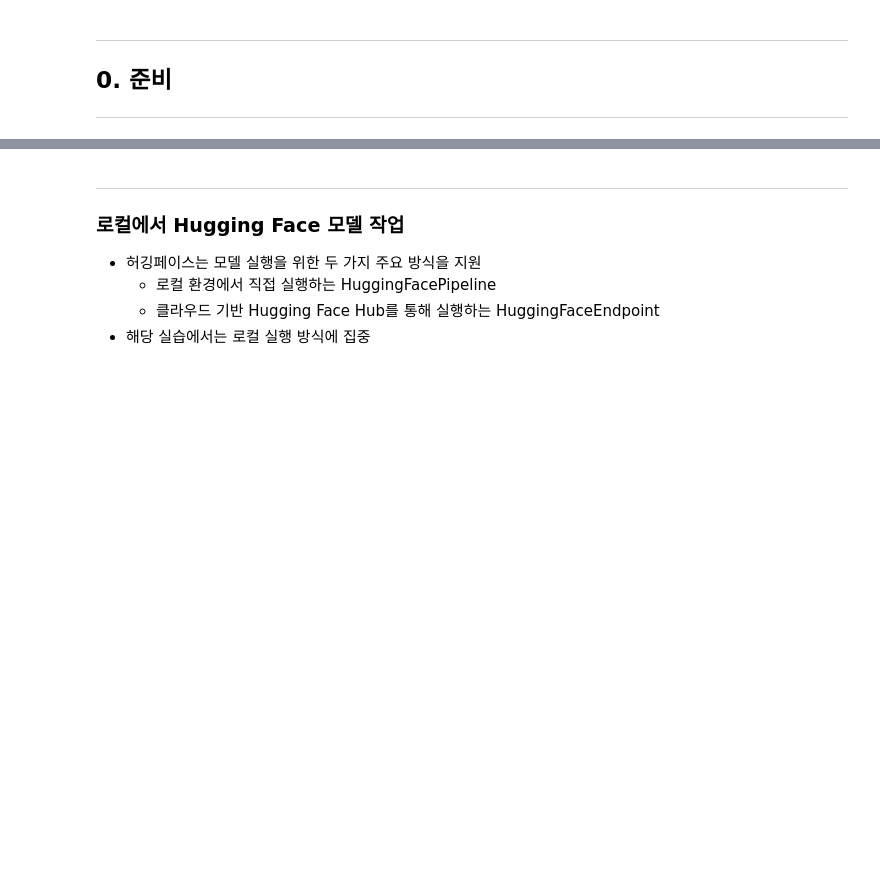
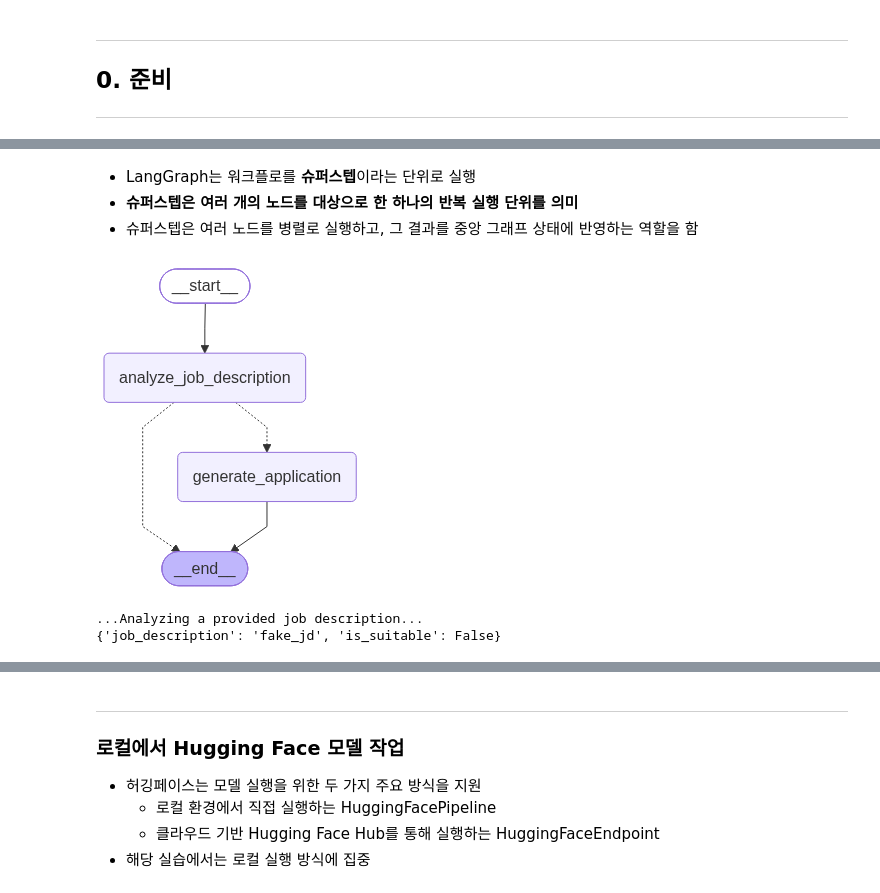
Before and after one commit to MoonSN0/AI_hard, a Jupyter notebook: LangChain_LangGraph/Ch3-1.ipynb, the cells around one changed output, grey strips where cells are left out. Drawn from its saved outputs; the diff is of its cells as text; code cells hidden in the pictures; blank space fills up the shorter version.

```diff
--- a/LangChain_LangGraph/Ch3-1.ipynb
+++ b/LangChain_LangGraph/Ch3-1.ipynb
@@ -35,0 +49,18 @@ config.set_environment()
+# %%
+# 간단한 예제: 노드들이 공유할 상태의 키 이름과 값의 타입을 정의합니다.
+# 스키마는 데이터의 설계도입니다. 이 셀에서는 실제 공고나 지원서 내용을 생성하지 않습니다.
+
+from typing import TypedDict                                                #딕셔너리의 키별로 서로 다른 값의 타입을 명시할 수 있는 TypedDict을 로딩
+
+# TypedDict를 기반으로 상태 스키마를 선언합니다. 실제 상태 값은 일반 파이썬 딕셔너리입니다.
+# 타입 힌트는 정적 분석을 돕지만, TypedDict 자체가 실행 중 값의 타입을 검사하거나 변환하지는 않습니다.
+class JobApplicationState(TypedDict):
+    job_description: str    #채용 공고 원문을 담는 문자열 키. 그래프 실행 시 입력으로 전달하고 분석 노드가 읽게 됨.
+    is_suitable: bool       #공고의 적합 여부를 담는 불리언(True/False) 키. 분석 노드가 계산해 갱신.
+    application: str        #생성된 지원서 내용을 담는 문자열 키. 지원서 생성 노드가 갱신.
+
+# 위의 ': str', ': bool'은 타입 선언이며 기본값 대입이 아닙니다. 키에 값이 자동으로 채워지지 않습니다.
+# 기본 TypedDict는 정적 타입 검사에서 세 키를 모두 요구합니다(total=True가 기본값).
+# 다만 LangGraph는 입력으로 상태의 일부 키를 받고, 이후 노드가 나머지 키를 채우는 실행을 지원합니다.
+# 예: graph.invoke({"job_description": "채용 공고 내용"}) — graph를 만든 다음 셀 이후에 실행합니다.
+# 아직 채워지지 않은 키를 노드에서 state["키"]로 읽으면 KeyError가 발생할 수 있습니다.
@@ -35,0 +119,35 @@ config.set_environment()
+# %% [markdown]
+- LangGraph는 워크플로를 **슈퍼스텝**이라는 단위로 실행
+- **슈퍼스텝은 여러 개의 노드를 대상으로 한 하나의 반복 실행 단위를 의미**
+- 슈퍼스텝은 여러 노드를 병렬로 실행하고, 그 결과를 중앙 그래프 상태에 반영하는 역할을 함
+# %%
+# 조건부 에지 실습으로 발전
+# 현재 상태에 따라 실행 흐름을 다른 노드로 동적으로 전달 가능
+# 조건부 에지는 현재 상태를 입력받아 실행할 노드의 이름을 문자열로 반환하는 파이썬 함수
+
+from typing import Literal
+
+builder = StateGraph(JobApplicationState)
+builder.add_node("analyze_job_description", analyze_job_description)
+builder.add_node("generate_application", generate_application)
+
+def is_suitable_condition(state: JobApplicationState) -> Literal["generate_application", END]:
+    if state.get("is_suitable"):
+        return "generate_application"
+    return END
+
+builder.add_edge(START, "analyze_job_description")
+builder.add_conditional_edges("analyze_job_description",
+                             is_suitable_condition)
+builder.add_edge("generate_application", END)
+
+graph = builder.compile()
+
+display(Image(graph.get_graph().draw_mermaid_png()))
+
+res = graph.invoke({"job_description": "fake_jd"})                          #위 예시에서는 generate_application 노드를 거치지 않고 바로 END로 진행 -> 'application' 키와 값이 반환되지 않음(둘다 없는 거임)
+print(res)
+# %% [output]
+[figure, added]
+...Analyzing a provided job description...
+{'job_description': 'fake_jd', 'is_suitable': False}
```
Also changed, not shown: parts of 11 cells of this notebook.
